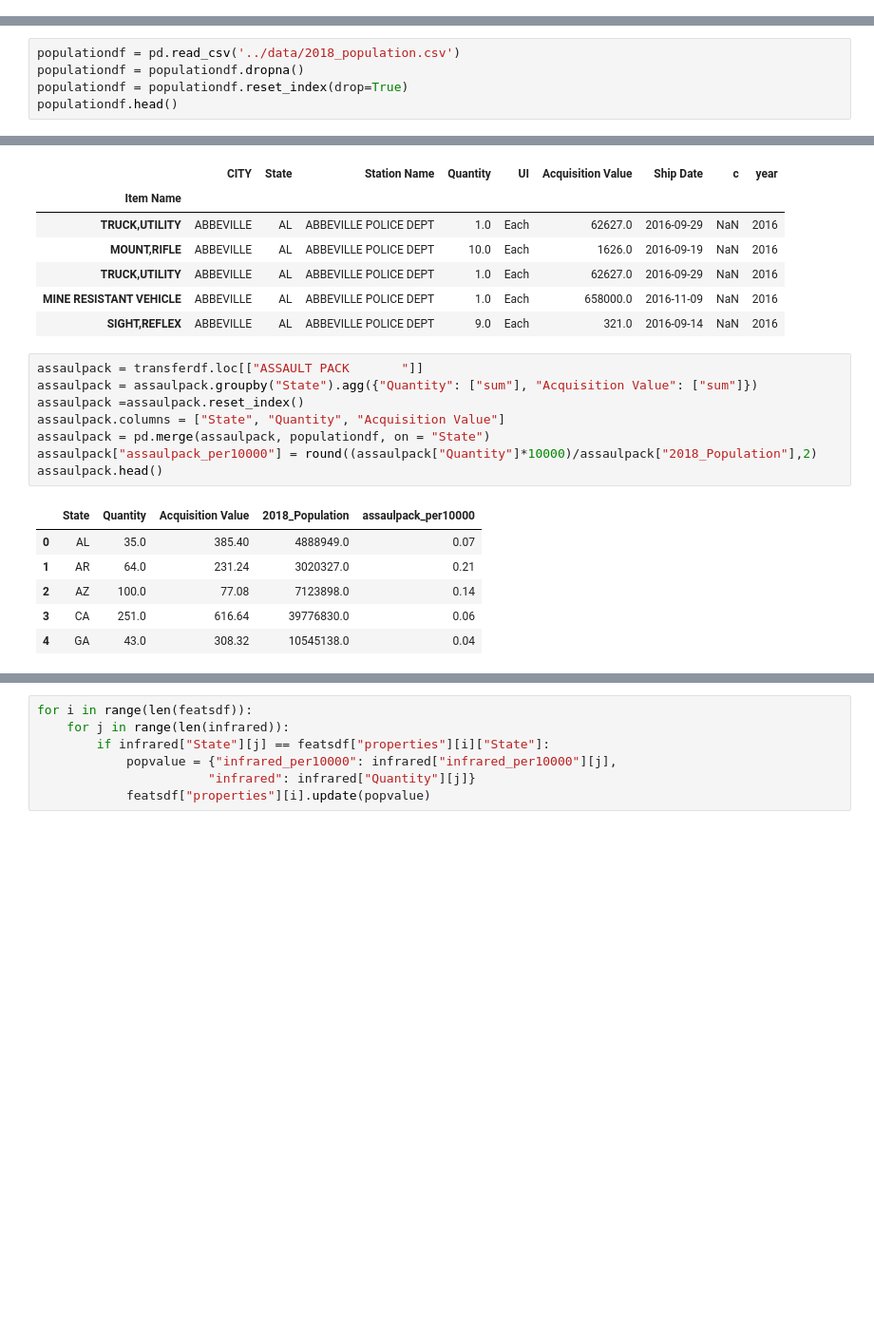
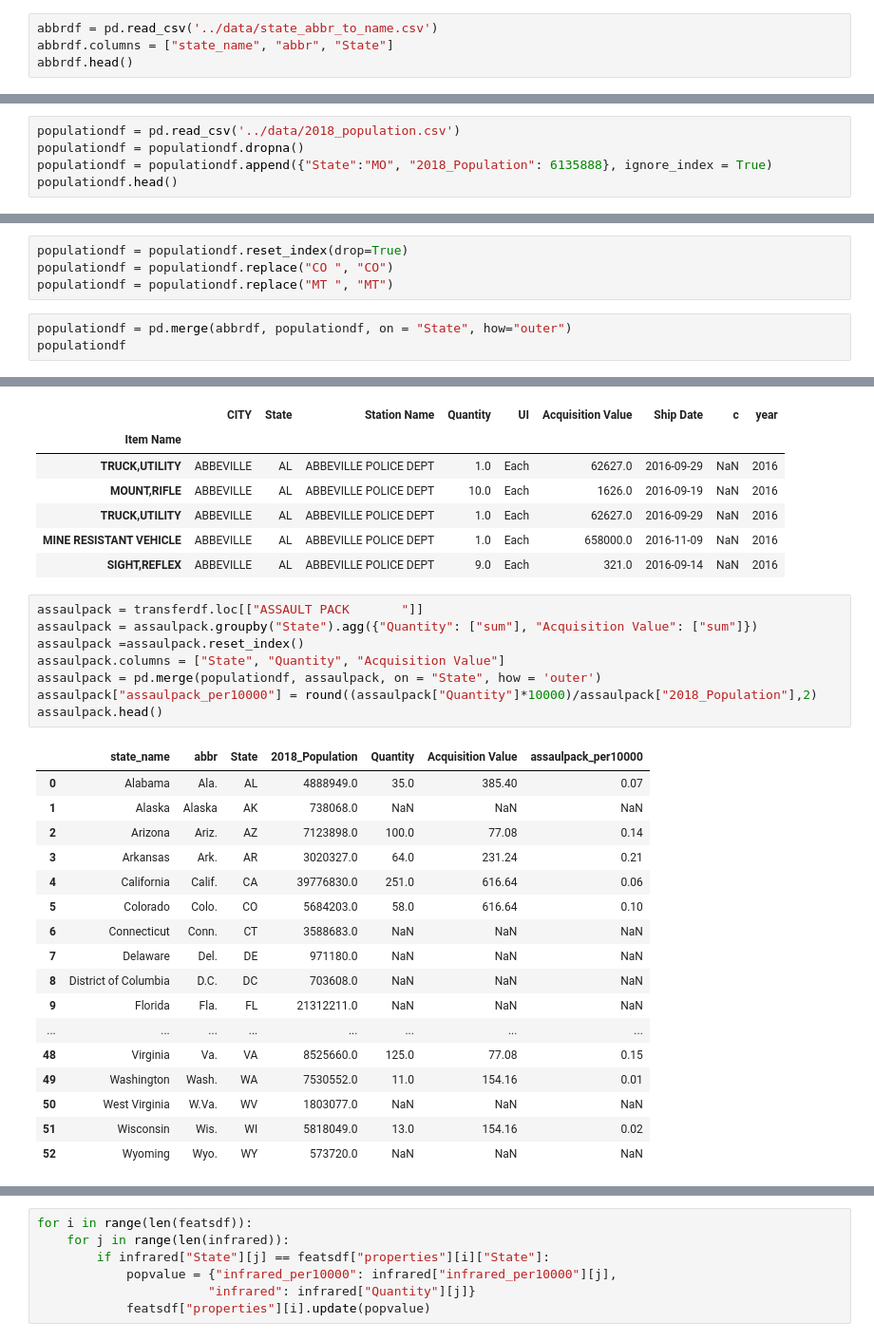
Before and after one commit to heyannag/Project_2_TLLDL, a Jupyter notebook: maps/converttogeojson.ipynb, the cells around one changed output, grey strips where cells are left out. Shown at 95% size. Drawn from its saved outputs; the diff is of its cells as text; blank space fills up the shorter version.

```diff
--- a/maps/converttogeojson.ipynb
+++ b/maps/converttogeojson.ipynb
@@ -56,3 +56,7 @@ geodata = {"type":"FeatureCollection","features":[
     {"type":"Feature","id":"56","properties":{"name":"Wyoming","density":5.851},"geometry":{"type":"Polygon","coordinates":[[[-109.080842,45.002073],[-105.91517,45.002073],[-104.058488,44.996596],[-104.053011,43.002989],[-104.053011,41.003906],[-105.728954,40.998429],[-107.919731,41.003906],[-109.04798,40.998429],[-111.047063,40.998429],[-111.047063,42.000709],[-111.047063,44.476286],[-111.05254,45.002073],[-109.080842,45.002073]]]}},
     {"type":"Feature","id":"72","properties":{"name":"Puerto Rico","density":1082 },"geometry":{"type":"Polygon","coordinates":[[[-66.448338,17.984326],[-66.771478,18.006234],[-66.924832,17.929556],[-66.985078,17.973372],[-67.209633,17.956941],[-67.154863,18.19245],[-67.269879,18.362235],[-67.094617,18.515589],[-66.957694,18.488204],[-66.409999,18.488204],[-65.840398,18.433435],[-65.632274,18.367712],[-65.626797,18.203403],[-65.730859,18.186973],[-65.834921,18.017187],[-66.234737,17.929556],[-66.448338,17.984326]]]}}
     ]};
+# %%
+abbrdf = pd.read_csv('../data/state_abbr_to_name.csv')
+abbrdf.columns = ["state_name", "abbr", "State"]
+abbrdf.head()
@@ -59,7 +70,7 @@ geodata = {"type":"FeatureCollection","features":[
 # %%
 populationdf = pd.read_csv('../data/2018_population.csv')
 populationdf = populationdf.dropna()
-populationdf = populationdf.reset_index(drop=True)
+populationdf = populationdf.append({"State":"MO", "2018_Population": 6135888}, ignore_index = True)
 populationdf.head()
 # %% [output]
 |  | State | 2018_Population |
@@ -68,3 +79,10 @@ populationdf.head()
 | 2 | FL | 21312211.0 |
 | 3 | NY | 19862512.0 |
 | 4 | PA | 12823989.0 |
+# %%
+populationdf = populationdf.reset_index(drop=True)
+populationdf = populationdf.replace("CO ", "CO")
+populationdf = populationdf.replace("MT ", "MT")
+# %%
+populationdf = pd.merge(abbrdf, populationdf, on = "State", how="outer")
+populationdf
@@ -207,18 +270,29 @@ transferdf.head()
 # %%
 assaulpack = transferdf.loc[["ASSAULT PACK       "]]
 assaulpack = assaulpack.groupby("State").agg({"Quantity": ["sum"], "Acquisition Value": ["sum"]})
 assaulpack =assaulpack.reset_index()
 assaulpack.columns = ["State", "Quantity", "Acquisition Value"]
-assaulpack = pd.merge(assaulpack, populationdf, on = "State")
+assaulpack = pd.merge(populationdf, assaulpack, on = "State", how = 'outer')
 assaulpack["assaulpack_per10000"] = round((assaulpack["Quantity"]*10000)/assaulpack["2018_Population"],2)
 assaulpack.head()
 # %% [output]
-|  | State | Quantity | Acquisition Value | 2018_Population | assaulpack_per10000 |
-| 0 | AL | 35.0 | 385.40 | 4888949.0 | 0.07 |
-| 1 | AR | 64.0 | 231.24 | 3020327.0 | 0.21 |
-| 2 | AZ | 100.0 | 77.08 | 7123898.0 | 0.14 |
-| 3 | CA | 251.0 | 616.64 | 39776830.0 | 0.06 |
-| 4 | GA | 43.0 | 308.32 | 10545138.0 | 0.04 |
+|  | state_name | abbr | State | 2018_Population | Quantity | Acquisition Value | assaulpack_per10000 |
+| 0 | Alabama | Ala. | AL | 4888949.0 | 35.0 | 385.40 | 0.07 |
+| 1 | Alaska | Alaska | AK | 738068.0 | NaN | NaN | NaN |
+| 2 | Arizona | Ariz. | AZ | 7123898.0 | 100.0 | 77.08 | 0.14 |
+| 3 | Arkansas | Ark. | AR | 3020327.0 | 64.0 | 231.24 | 0.21 |
+| 4 | California | Calif. | CA | 39776830.0 | 251.0 | 616.64 | 0.06 |
+| 5 | Colorado | Colo. | CO | 5684203.0 | 58.0 | 616.64 | 0.10 |
+| 6 | Connecticut | Conn. | CT | 3588683.0 | NaN | NaN | NaN |
+| 7 | Delaware | Del. | DE | 971180.0 | NaN | NaN | NaN |
+| 8 | District of Columbia | D.C. | DC | 703608.0 | NaN | NaN | NaN |
+| 9 | Florida | Fla. | FL | 21312211.0 | NaN | NaN | NaN |
+| ... | ... | ... | ... | ... | ... | ... | ... |
+| 48 | Virginia | Va. | VA | 8525660.0 | 125.0 | 77.08 | 0.15 |
+| 49 | Washington | Wash. | WA | 7530552.0 | 11.0 | 154.16 | 0.01 |
+| 50 | West Virginia | W.Va. | WV | 1803077.0 | NaN | NaN | NaN |
+| 51 | Wisconsin | Wis. | WI | 5818049.0 | 13.0 | 154.16 | 0.02 |
+| 52 | Wyoming | Wyo. | WY | 573720.0 | NaN | NaN | NaN |
 # %%
 for i in range(len(featsdf)):
     for j in range(len(assaulpack)):
```
Also changed, not shown: parts of 17 cells of this notebook, 10 other files.
